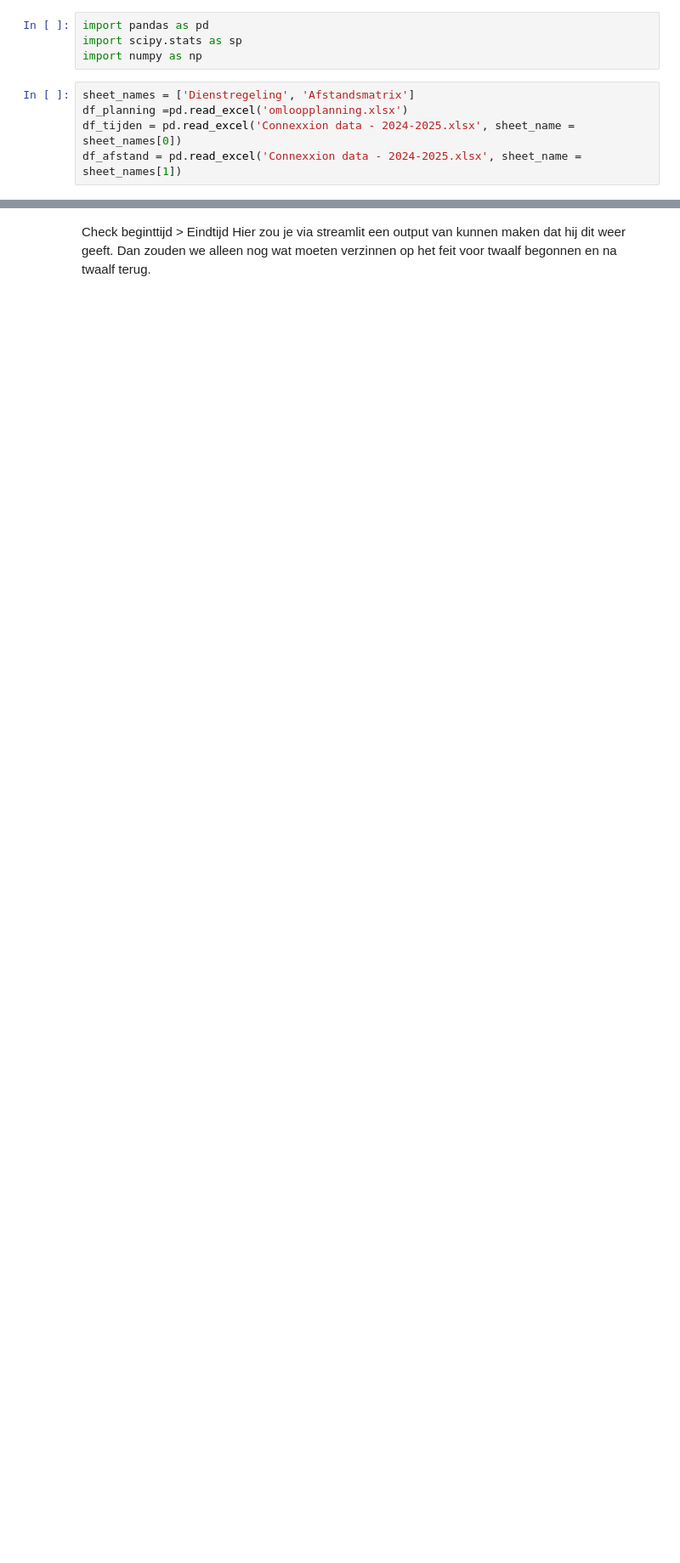
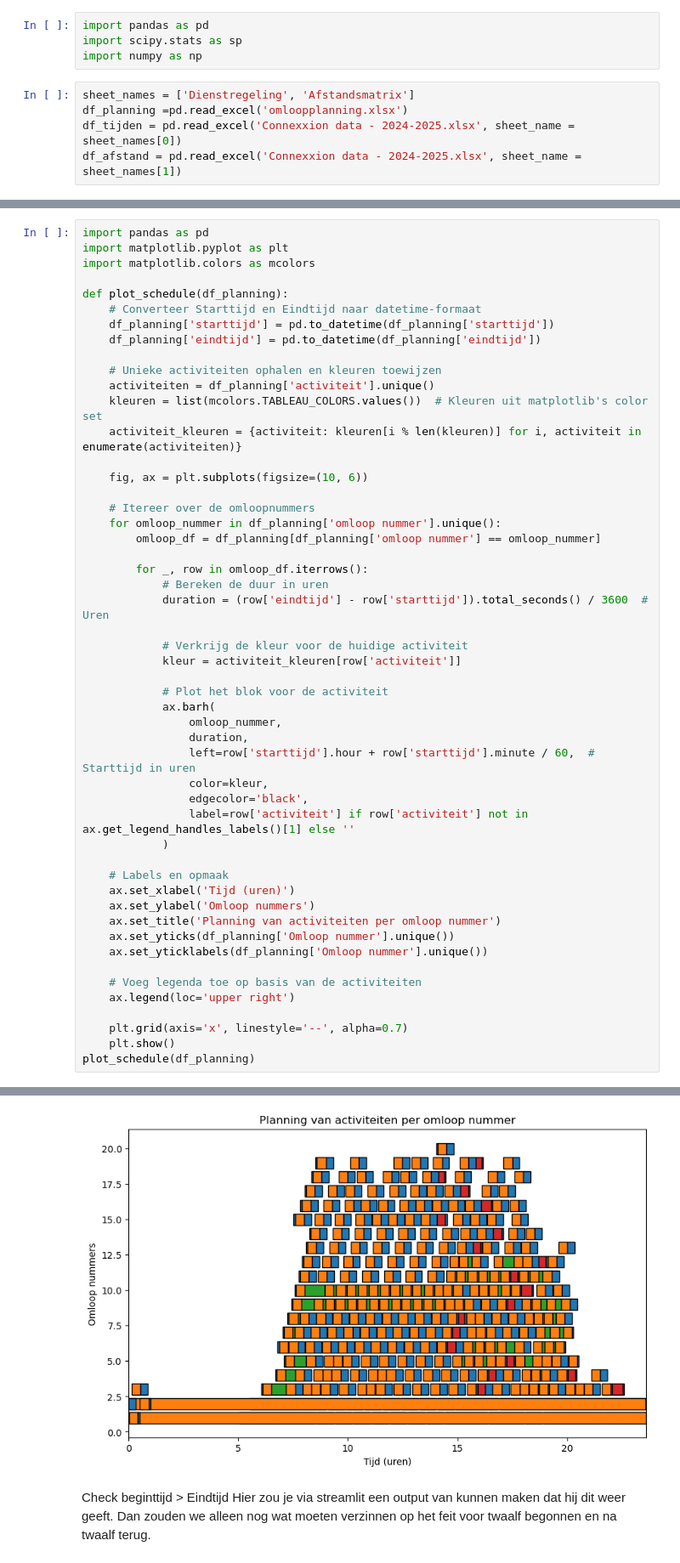
Before and after one commit to Youp44/Project5_Team1, a Jupyter notebook: Project_5.ipynb, the cells around one changed output, grey strips where cells are left out. Shown: that part at 85% size. Saved outputs shown, nothing was run; the diff lists cells and outputs as text; blank space fills up the shorter version.

Commit message:
Gant chart

```diff
--- a/Project_5.ipynb
+++ b/Project_5.ipynb
@@ -23,0 +25,52 @@ Name: energieverbruik, Length: 720, dtype: float64
+# %%
+import pandas as pd
+import matplotlib.pyplot as plt
+import matplotlib.colors as mcolors
+
+def plot_schedule(df_planning):
+    # Converteer Starttijd en Eindtijd naar datetime-formaat
+    df_planning['starttijd'] = pd.to_datetime(df_planning['starttijd'])
+    df_planning['eindtijd'] = pd.to_datetime(df_planning['eindtijd'])
+
+    # Unieke activiteiten ophalen en kleuren toewijzen
+    activiteiten = df_planning['activiteit'].unique()
+    kleuren = list(mcolors.TABLEAU_COLORS.values())  # Kleuren uit matplotlib's color set
+    activiteit_kleuren = {activiteit: kleuren[i % len(kleuren)] for i, activiteit in enumerate(activiteiten)}
+
+    fig, ax = plt.subplots(figsize=(10, 6))
+
+    # Itereer over de omloopnummers
+    for omloop_nummer in df_planning['omloop nummer'].unique():
+        omloop_df = df_planning[df_planning['omloop nummer'] == omloop_nummer]
+
+        for _, row in omloop_df.iterrows():
+            # Bereken de duur in uren
+            duration = (row['eindtijd'] - row['starttijd']).total_seconds() / 3600  # Uren
+
+            # Verkrijg de kleur voor de huidige activiteit
+            kleur = activiteit_kleuren[row['activiteit']]
+
+            # Plot het blok voor de activiteit
+            ax.barh(
+                omloop_nummer,
+                duration,
+                left=row['starttijd'].hour + row['starttijd'].minute / 60,  # Starttijd in uren
+                color=kleur,
+                edgecolor='black',
+                label=row['activiteit'] if row['activiteit'] not in ax.get_legend_handles_labels()[1] else ''
+            )
+
+    # Labels en opmaak
+    ax.set_xlabel('Tijd (uren)')
+    ax.set_ylabel('Omloop nummers')
+    ax.set_title('Planning van activiteiten per omloop nummer')
+    ax.set_yticks(df_planning['Omloop nummer'].unique())
+    ax.set_yticklabels(df_planning['Omloop nummer'].unique())
+
+    # Voeg legenda toe op basis van de activiteiten
+    ax.legend(loc='upper right')
+
+    plt.grid(axis='x', linestyle='--', alpha=0.7)
+    plt.show()
+plot_schedule(df_planning)
+# %% [output]
@@ -24,3 +78,4 @@ Name: energieverbruik, Length: 720, dtype: float64
+[figure, added]
 # %% [markdown]
 Check beginttijd > Eindtijd
 Hier zou je via streamlit een output van kunnen maken dat hij dit weer geeft. Dan zouden we alleen nog wat moeten verzinnen op het feit voor twaalf begonnen en na twaalf terug.
```
Also changed, not shown: parts of 13 cells of this notebook, 1 other file.
